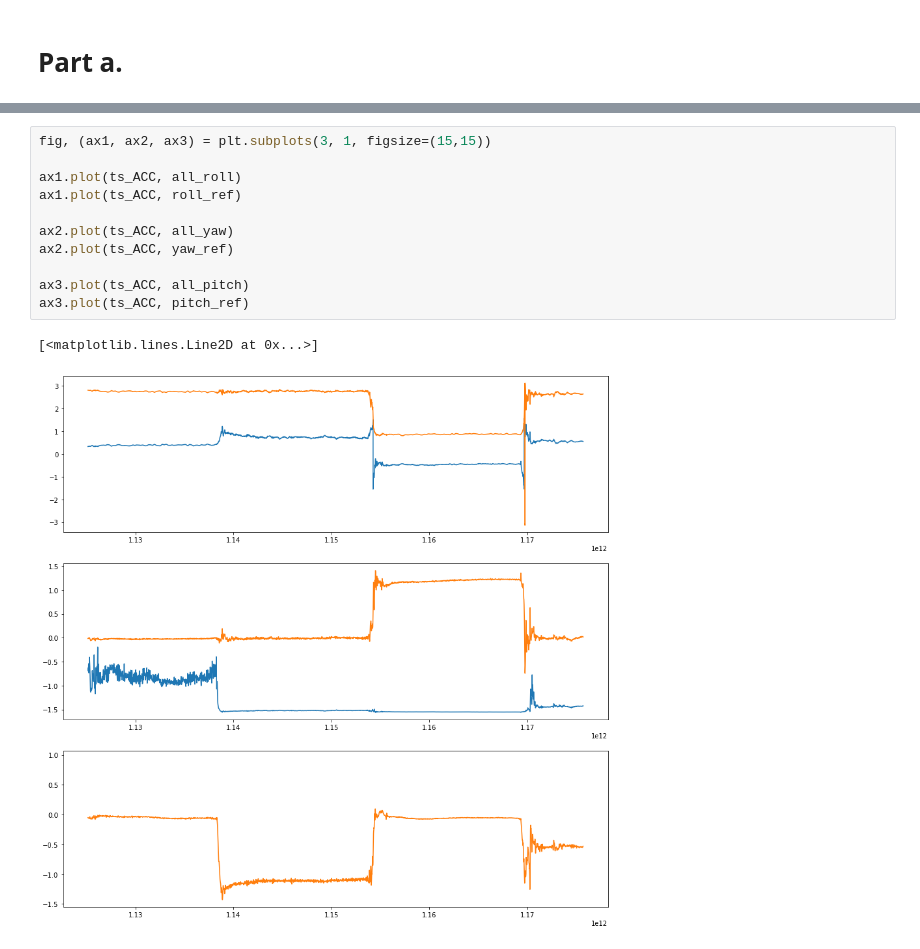
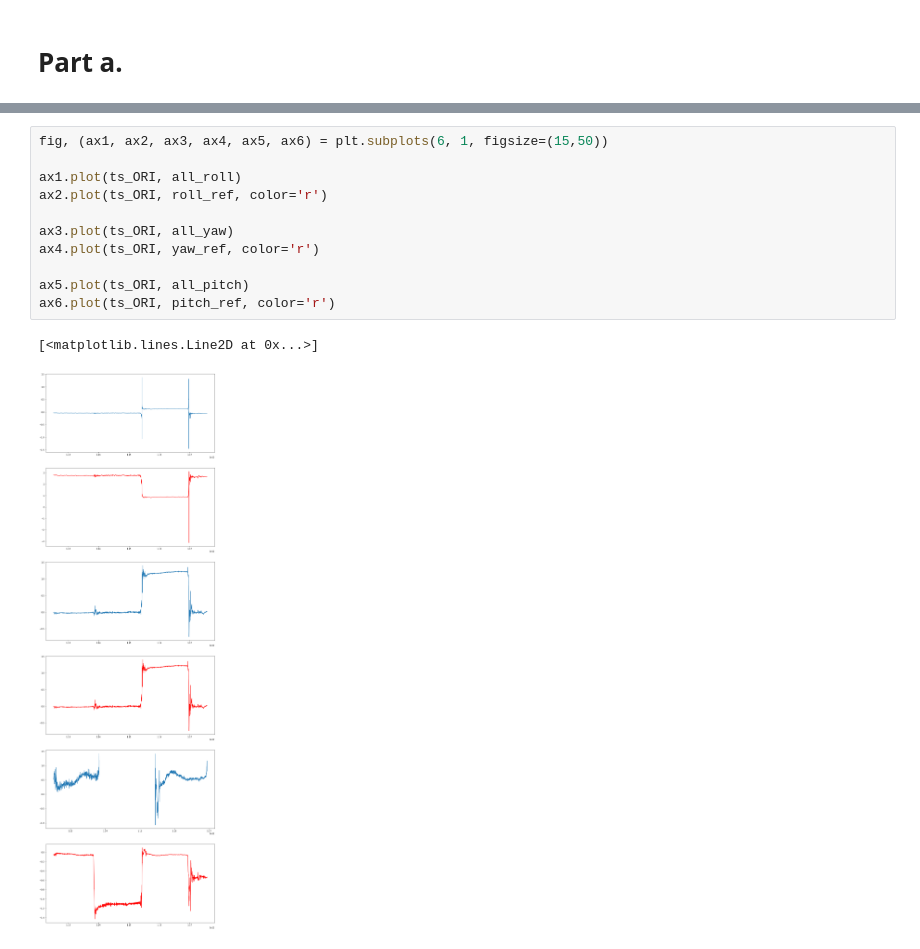
Before and after one commit to ZJTAN97/FilterSignalsProject, a Jupyter notebook: CA Qn 2/answer.ipynb, the cells around one changed output, grey strips where cells are left out. Cells and saved outputs as stored; diff of their text form.

```diff
--- a/CA Qn 2/answer.ipynb
+++ b/CA Qn 2/answer.ipynb
@@ -87,16 +89,16 @@ for i in range(len(acc_x)):
     all_yaw.append(yaw)
     all_roll.append(roll)
 # %%
-fig, (ax1, ax2, ax3) = plt.subplots(3, 1, figsize=(15,15))
+fig, (ax1, ax2, ax3, ax4, ax5, ax6) = plt.subplots(6, 1, figsize=(15,50))
 
-ax1.plot(ts_ACC, all_roll)
-ax1.plot(ts_ACC, roll_ref)
+ax1.plot(ts_ORI, all_roll)
+ax2.plot(ts_ORI, roll_ref, color='r')
 
-ax2.plot(ts_ACC, all_yaw)
-ax2.plot(ts_ACC, yaw_ref)
+ax3.plot(ts_ORI, all_yaw)
+ax4.plot(ts_ORI, yaw_ref, color='r')
 
-ax3.plot(ts_ACC, all_pitch)
-ax3.plot(ts_ACC, pitch_ref)
+ax5.plot(ts_ORI, all_pitch)
+ax6.plot(ts_ORI, pitch_ref, color='r')
 # %% [output]
 [<matplotlib.lines.Line2D at 0x...>]
-[figure, old version]
+[figure, new version]
```
Also changed, not shown: parts of 3 cells of this notebook.
